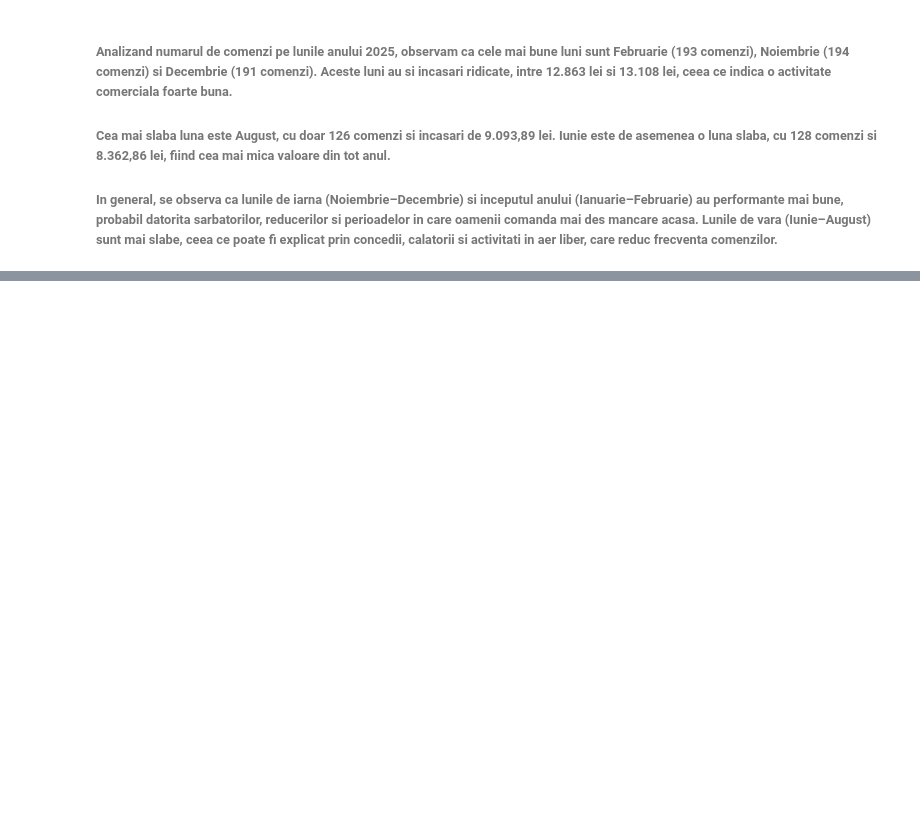
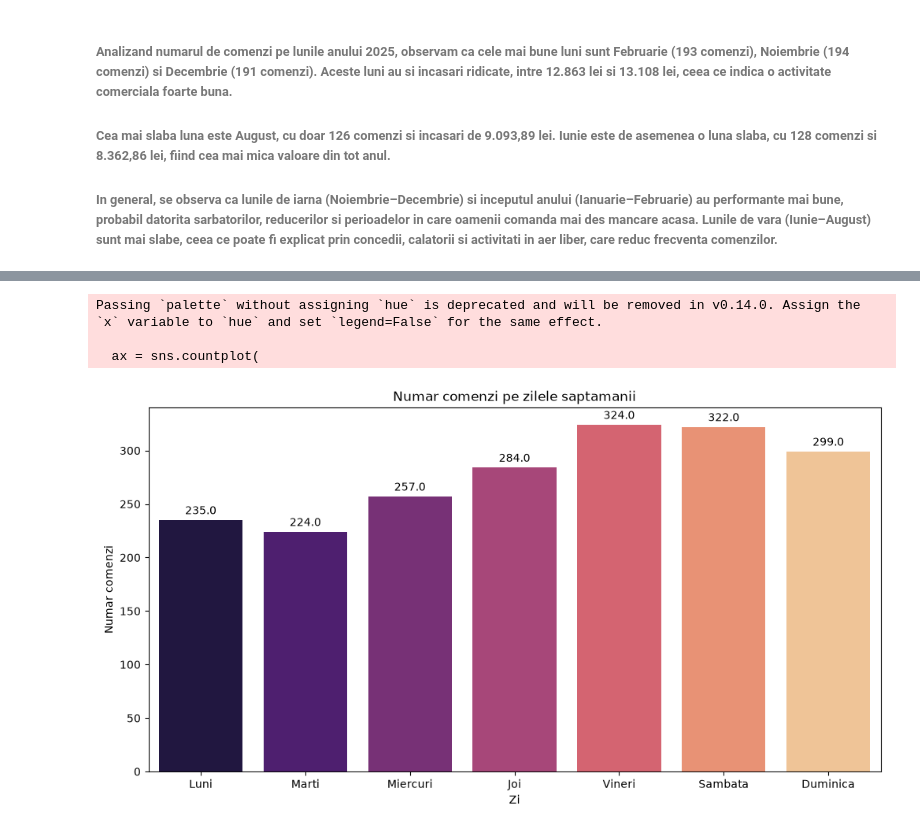
Before and after one commit to CristianaTrandafir/proiect_python_trandafir_cristiana, a Jupyter notebook: proiect_gustoexpress.ipynb, the cells around one changed output, grey strips where cells are left out. Cells and saved outputs as stored; diff of their text form; code cells hidden in the pictures; blank space fills up the shorter version.

```diff
--- a/proiect_gustoexpress.ipynb
+++ b/proiect_gustoexpress.ipynb
@@ -404,0 +440,40 @@ Cea mai slaba luna este: Aug
+# %%
+zile = {
+    0: "Luni",
+    1: "Marti",
+    2: "Miercuri",
+    3: "Joi",
+    4: "Vineri",
+    5: "Sambata",
+    6: "Duminica"
+}
+
+df["zi_saptamana_nume"] = df["zi_saptamana"].map(zile)
+
+plt.figure(figsize=(12,6))
+
+ax = sns.countplot(
+    data=df,
+    x="zi_saptamana_nume",
+    order=["Luni","Marti","Miercuri","Joi","Vineri","Sambata","Duminica"],
+    palette="magma"
+)
+
+for p in ax.patches:
+    ax.annotate(
+        p.get_height(),
+        (p.get_x() + p.get_width()/2, p.get_height()),
+        ha='center', va='center',
+        xytext=(0, 8),
+        textcoords='offset points'
+    )
+
+plt.title("Numar comenzi pe zilele saptamanii")
+plt.xlabel("Zi")
+plt.ylabel("Numar comenzi")
+plt.show()
+# %% [output]
+Passing `palette` without assigning `hue` is deprecated and will be removed in v0.14.0. Assign the `x` variable to `hue` and set `legend=False` for the same effect.
+
+  ax = sns.countplot(
+[figure, added]
```
Also changed, not shown: parts of 2 cells of this notebook.
